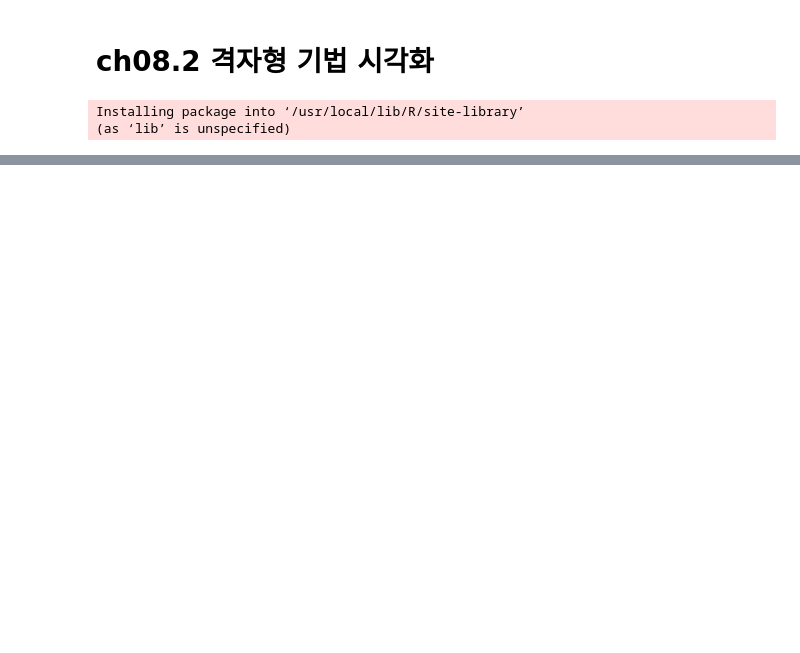
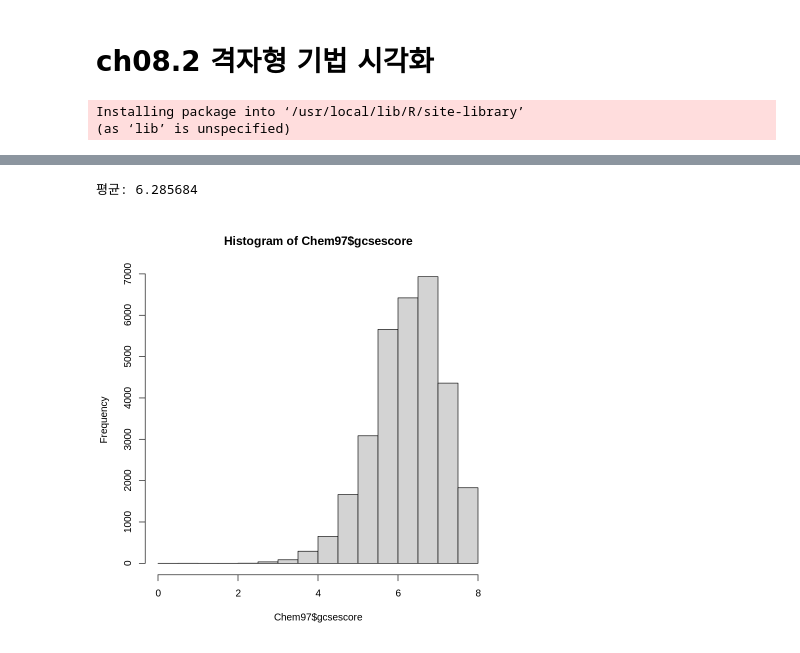
Before and after one commit to gyujin0450/RPRG_PartII, a Jupyter notebook: p233_격자형기법시각화.ipynb, the cells around one changed output, grey strips where cells are left out. Cells and saved outputs as stored; diff of their text form; code cells hidden in the pictures; blank space fills up the shorter version.

```diff
--- a/p233_격자형기법시각화.ipynb
+++ b/p233_격자형기법시각화.ipynb
@@ -23,0 +67,7 @@ str(Chem97)
+# %%
+# barplot(table(Chem97$gcsescore))
+hist(Chem97$gcsescore)
+cat("평균:",mean(Chem97$gcsescore))
+# %% [output]
+평균: 6.285684
+[figure, added]
```
Also changed, not shown: parts of 49 cells of this notebook.
